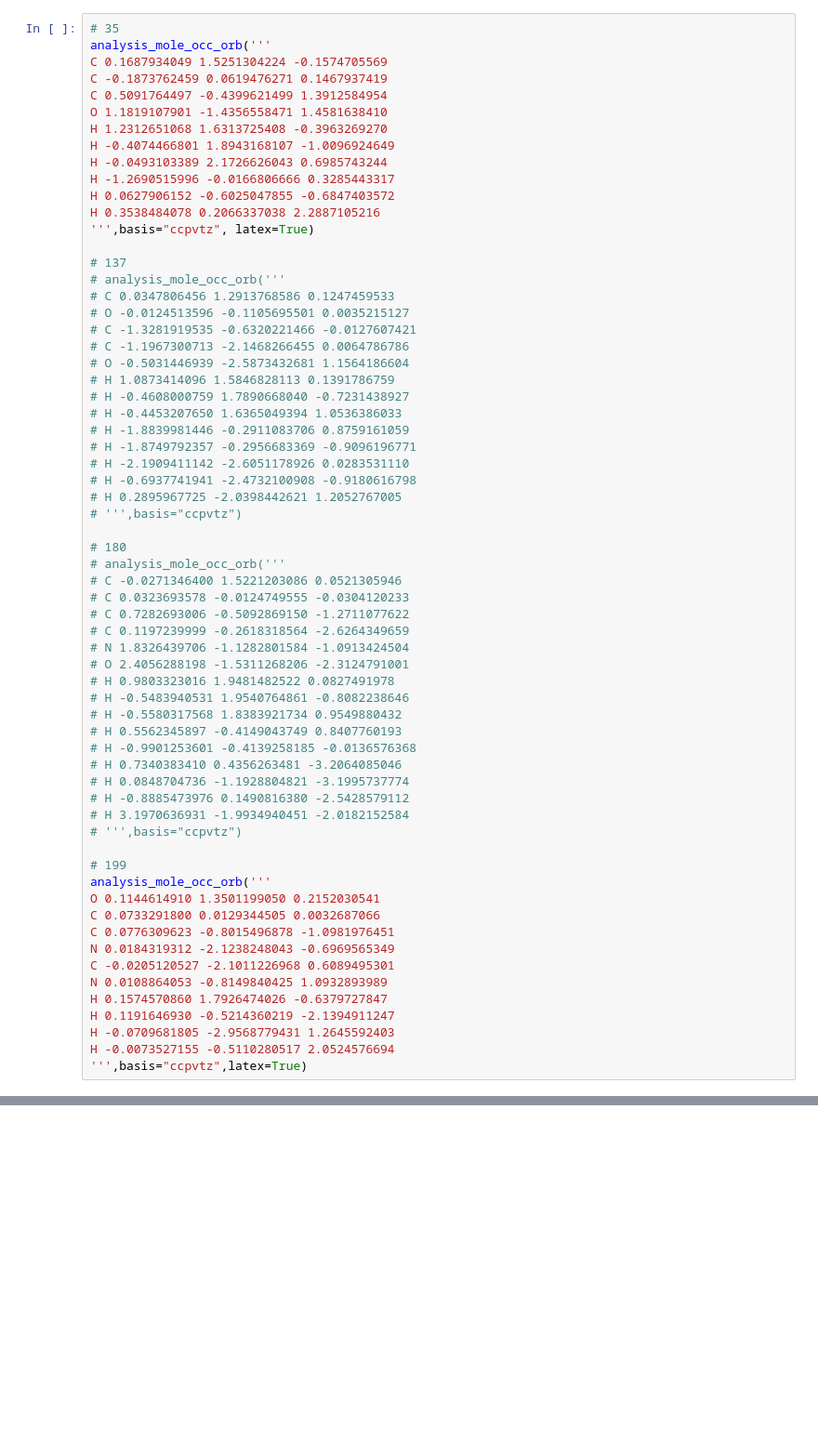
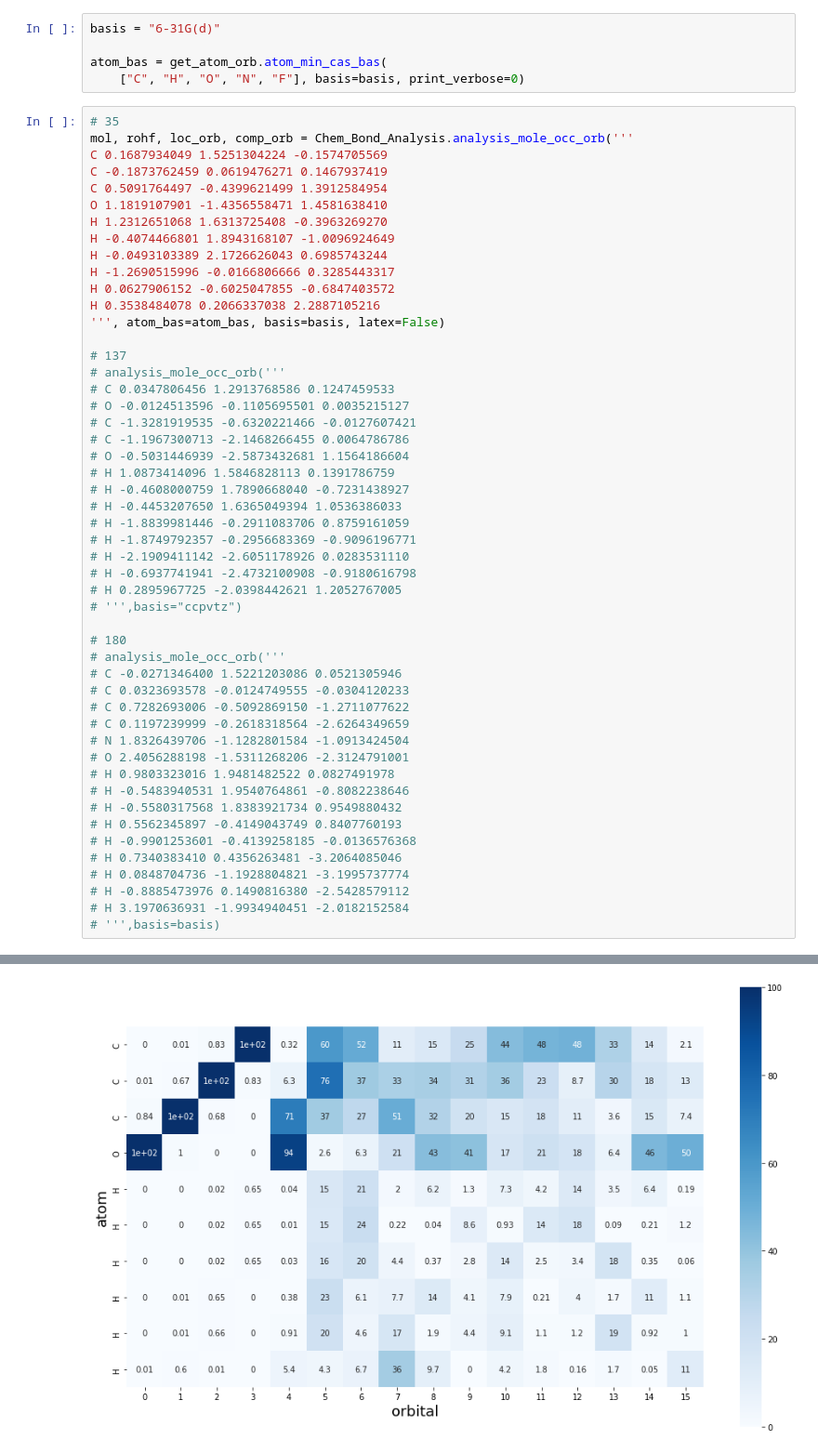
Before and after one commit to NingZhang1/pyscf_util, a Jupyter notebook: develop_pyscf.ipynb, the cells around one changed output, grey strips where cells are left out. Shown at 93% size. Saved outputs shown, nothing was run; the diff lists cells and outputs as text; blank space fills up the shorter version.

```diff
--- a/develop_pyscf.ipynb
+++ b/develop_pyscf.ipynb
@@ -174,6 +12,11 @@ def analysis_mole_occ_orb(xyz, basis="6-31G(d)",verbose=0,latex=False):
+# %%
+basis = "6-31G(d)"
+
+atom_bas = get_atom_orb.atom_min_cas_bas(
+    ["C", "H", "O", "N", "F"], basis=basis, print_verbose=0)
 # %%
 # 35
-analysis_mole_occ_orb('''
+mol, rohf, loc_orb, comp_orb = Chem_Bond_Analysis.analysis_mole_occ_orb('''
 C 0.1687934049 1.5251304224 -0.1574705569
 C -0.1873762459 0.0619476271 0.1467937419
 C 0.5091764497 -0.4399621499 1.3912584954
@@ -184,7 +27,7 @@ H -0.0493103389 2.1726626043 0.6985743244
 H -1.2690515996 -0.0166806666 0.3285443317
 H 0.0627906152 -0.6025047855 -0.6847403572
 H 0.3538484078 0.2066337038 2.2887105216
-''',basis="ccpvtz", latex=True)
+''', atom_bas=atom_bas, basis=basis, latex=False)
 
 # 137
 # analysis_mole_occ_orb('''
@@ -220,18 +63,5 @@ H 0.3538484078 0.2066337038 2.2887105216
 # H 0.0848704736 -1.1928804821 -3.1995737774
 # H -0.8885473976 0.1490816380 -2.5428579112
 # H 3.1970636931 -1.9934940451 -2.0182152584
-# ''',basis="ccpvtz")
-
-# 199
-analysis_mole_occ_orb('''
-O 0.1144614910 1.3501199050 0.2152030541
-C 0.0733291800 0.0129344505 0.0032687066
-C 0.0776309623 -0.8015496878 -1.0981976451
-N 0.0184319312 -2.1238248043 -0.6969565349
-C -0.0205120527 -2.1011226968 0.6089495301
-N 0.0108864053 -0.8149840425 1.0932893989
-H 0.1574570860 1.7926474026 -0.6379727847
-H 0.1191646930 -0.5214360219 -2.1394911247
-H -0.0709681805 -2.9568779431 1.2645592403
-H -0.0073527155 -0.5110280517 2.0524576694
-''',basis="ccpvtz",latex=True)
+# ''',basis=basis)
+# %% [output]
@@ -237,0 +69 @@ H -0.0073527155 -0.5110280517 2.0524576694
+[figure, added]
```
Also changed, not shown: parts of 9 cells of this notebook, 7 other files.
